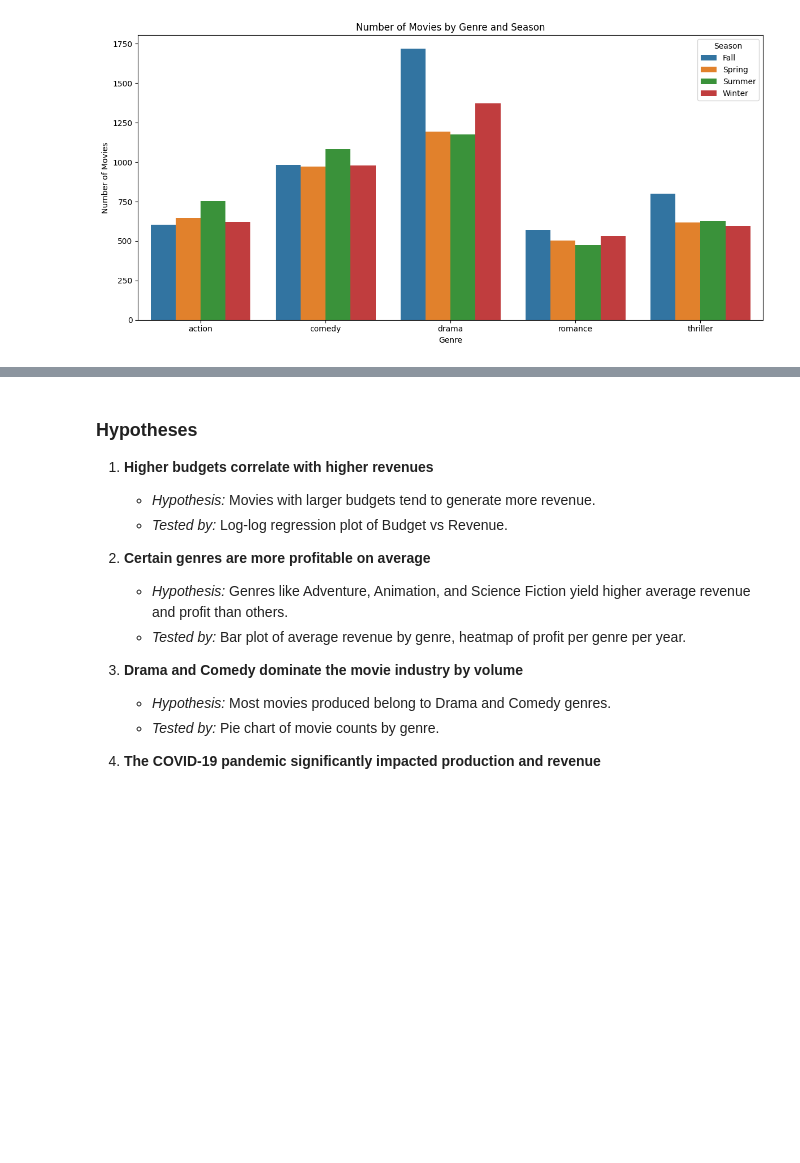
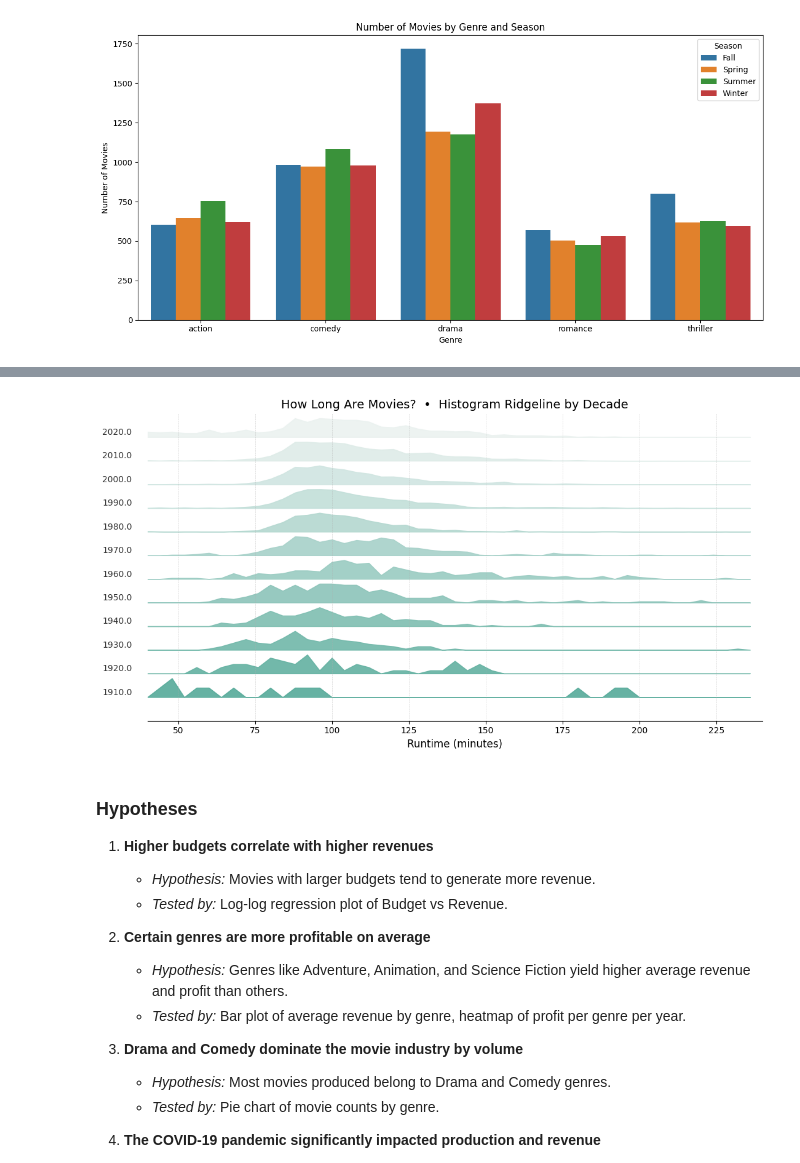
Before and after one commit to nithish-kumar-t/movie-box-office-prediction, a Jupyter notebook: timbd-data-cleaning.ipynb, the cells around one changed output, grey strips where cells are left out. Saved outputs shown, nothing was run; the diff lists cells and outputs as text; code cells hidden in the pictures; blank space fills up the shorter version.

```diff
--- a/timbd-data-cleaning.ipynb
+++ b/timbd-data-cleaning.ipynb
@@ -860,3 +933,37 @@ plt.show()
+# %%
+import matplotlib.pyplot as plt, seaborn as sns, numpy as np
+
+# Setup
+bins    = np.arange(40, 241, 4)
+decades = sorted(df['decade'].dropna().unique())
+
+# Clean light palette
+palette = sns.color_palette("light:#5A9_r", n_colors=len(decades))
+
+plt.style.use("default")  # White background
+fig, ax = plt.subplots(figsize=(11, 6))
+
+for i, (dec, color) in enumerate(zip(decades, palette)):
+    runtimes = df.loc[df['decade'] == dec, 'runtime'].dropna()
+    hist, _ = np.histogram(runtimes, bins=bins, density=True)
+    y = i + (hist / hist.max()) * 0.8
+    ax.fill_between(bins[:-1], i, y, color=color, alpha=0.9)
+    ax.text(35, i + 0.2, str(dec), fontsize=10, va='center', ha='right', color="#333")
+
+# Final touches
+ax.set_xlim(40, 240)
+ax.set_ylim(-1, len(decades))
+ax.set_xlabel('Runtime (minutes)', fontsize=12)
+ax.set_title('How Long Are Movies?  •  Histogram Ridgeline by Decade', fontsize=14)
+ax.set_yticks([])
+ax.grid(axis='x', linestyle='--', linewidth=0.5, alpha=0.5)
+
+sns.despine(left=True, bottom=False)
+plt.tight_layout()
+# plt.savefig('runtime_ridgeline_clean.png', dpi=300, bbox_inches='tight')
+plt.show()
+# %% [output]
+[figure, added]
 # %% [markdown]
 ### Hypotheses
 
```
Also changed, not shown: parts of 14 cells of this notebook.
